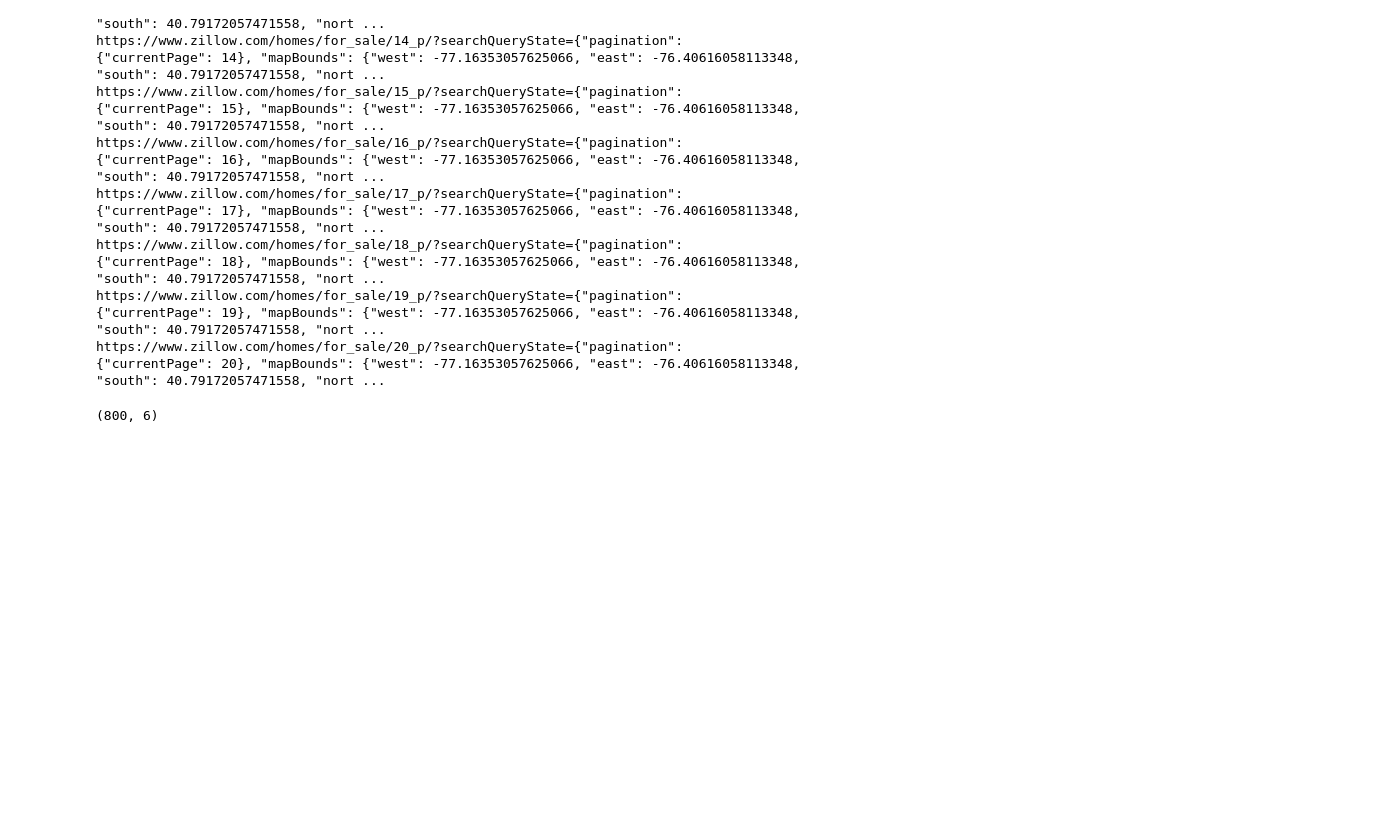
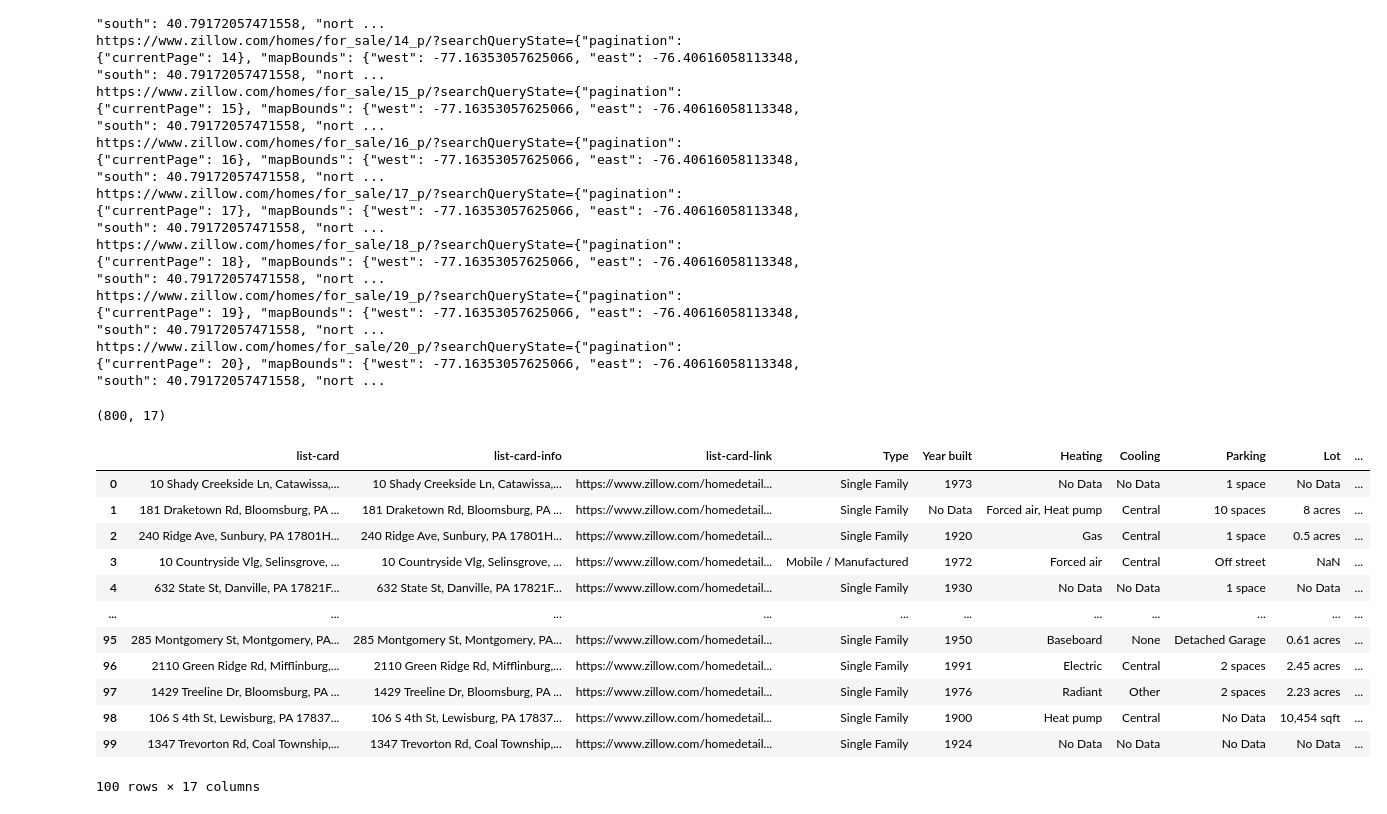
Before and after one commit to wilsonify/ThoughtfulMachineLearning, a Jupyter notebook: notebooks/scrape_zillow.ipynb, the cells around one changed output. Cells and saved outputs as stored; diff of their text form; code cells hidden in the pictures; blank space fills up the shorter version.

Commit message:
update to follow list-card-link

```diff
--- a/notebooks/scrape_zillow.ipynb
+++ b/notebooks/scrape_zillow.ipynb
@@ -11,5 +12,11 @@ import time
 # %%
-attrs_of_interest=['list-card-addr','list-card-type','list-card-price','list-card-details']
+attrs_of_interest=[
+    'list-card-addr',
+    'list-card-type',
+    'list-card-price',
+    'list-card-details',
+    'list-card-link'
+]
 data={}
 for page in range(1,21):
     time.sleep(1)
@@ -27,9 +34,11 @@ for page in range(1,21):
     "isListVisible": True
 }
     url=f"https://www.zillow.com/homes/for_sale/{page}_p/?searchQueryState={json.dumps(searchQueryState)}"
+
     print(url)
     resp = requests.get(url,headers={'User-Agent': 'Mozilla/5.0'})
     soup = bs4.BeautifulSoup(resp.text)
+
     data_len=len(data)
     for i,x in enumerate(soup.find_all(attrs={'class': ['list-card']})):
         data[data_len+i]={}
@@ -38,6 +47,19 @@ for page in range(1,21):
                 data[data_len+i][x.attrs['class'][0]]=x.text
                 data[data_len+i][y.attrs['class'][0]]=y.text
                 data[data_len+i][z.attrs['class'][0]]=z.text
+                if z.attrs['class'][0]=="list-card-link":
+                    homedetails_link=z.attrs['href']
+                    data[data_len+i]["list-card-link"]=homedetails_link
+                    time.sleep(random.randint(1,5))
+                    homedetails_resp = requests.get(homedetails_link,headers={'User-Agent': 'Mozilla/5.0'})
+                    homedetails_soup = bs4.BeautifulSoup(homedetails_resp.text)
+                    for hx in homedetails_soup.find_all(attrs={'class':'ds-home-fact-list'}):
+                        for hy in hx:
+                            try:
+                                label,value=hy.text.split(":")
+                                data[data_len+i][label]=value
+                            except ValueError:
+                                data[data_len+i]['meta']=hy.text
 # %% [output]
 https://www.zillow.com/homes/for_sale/1_p/?searchQueryState={"pagination": {"currentPage": 1}, "mapBounds": {"west": -77.16353057625066, "east": -76.40616058113348, "south": 40.79172057471558, "north" ...
 https://www.zillow.com/homes/for_sale/2_p/?searchQueryState={"pagination": {"currentPage": 2}, "mapBounds": {"west": -77.16353057625066, "east": -76.40616058113348, "south": 40.79172057471558, "north" ...
@@ -64,5 +86,21 @@ result = pd.DataFrame.from_dict(data,orient='index')
 # %%
 result.shape
 # %% [output]
-(800, 6)
+(800, 17)
+# %%
+result.head(100)
+# %% [output]
+|  | list-card | list-card-info | list-card-link | Type | Year built | Heating | Cooling | Parking | Lot | ... |
+| 0 | 10 Shady Creekside Ln, Catawissa,... | 10 Shady Creekside Ln, Catawissa,... | https://www.zillow.com/homedetail... | Single Family | 1973 | No Data | No Data | 1 space | No Data | ... |
+| 1 | 181 Draketown Rd, Bloomsburg, PA ... | 181 Draketown Rd, Bloomsburg, PA ... | https://www.zillow.com/homedetail... | Single Family | No Data | Forced air, Heat pump | Central | 10 spaces | 8 acres | ... |
+| 2 | 240 Ridge Ave, Sunbury, PA 17801H... | 240 Ridge Ave, Sunbury, PA 17801H... | https://www.zillow.com/homedetail... | Single Family | 1920 | Gas | Central | 1 space | 0.5 acres | ... |
+| 3 | 10 Countryside Vlg, Selinsgrove, ... | 10 Countryside Vlg, Selinsgrove, ... | https://www.zillow.com/homedetail... | Mobile / Manufactured | 1972 | Forced air | Central | Off street | NaN | ... |
+| 4 | 632 State St, Danville, PA 17821F... | 632 State St, Danville, PA 17821F... | https://www.zillow.com/homedetail... | Single Family | 1930 | No Data | No Data | 1 space | No Data | ... |
+| ... | ... | ... | ... | ... | ... | ... | ... | ... | ... | ... |
+| 95 | 285 Montgomery St, Montgomery, PA... | 285 Montgomery St, Montgomery, PA... | https://www.zillow.com/homedetail... | Single Family | 1950 | Baseboard | None | Detached Garage | 0.61 acres | ... |
+| 96 | 2110 Green Ridge Rd, Mifflinburg,... | 2110 Green Ridge Rd, Mifflinburg,... | https://www.zillow.com/homedetail... | Single Family | 1991 | Electric | Central | 2 spaces | 2.45 acres | ... |
+| 97 | 1429 Treeline Dr, Bloomsburg, PA ... | 1429 Treeline Dr, Bloomsburg, PA ... | https://www.zillow.com/homedetail... | Single Family | 1976 | Radiant | Other | 2 spaces | 2.23 acres | ... |
+| 98 | 106 S 4th St, Lewisburg, PA 17837... | 106 S 4th St, Lewisburg, PA 17837... | https://www.zillow.com/homedetail... | Single Family | 1900 | Heat pump | Central | No Data | 10,454 sqft | ... |
+| 99 | 1347 Trevorton Rd, Coal Township,... | 1347 Trevorton Rd, Coal Township,... | https://www.zillow.com/homedetail... | Single Family | 1924 | No Data | No Data | No Data | No Data | ... |
+100 rows × 17 columns
 # %%
```
Also changed, not shown: parts of 2 cells of this notebook, 2 other files.
